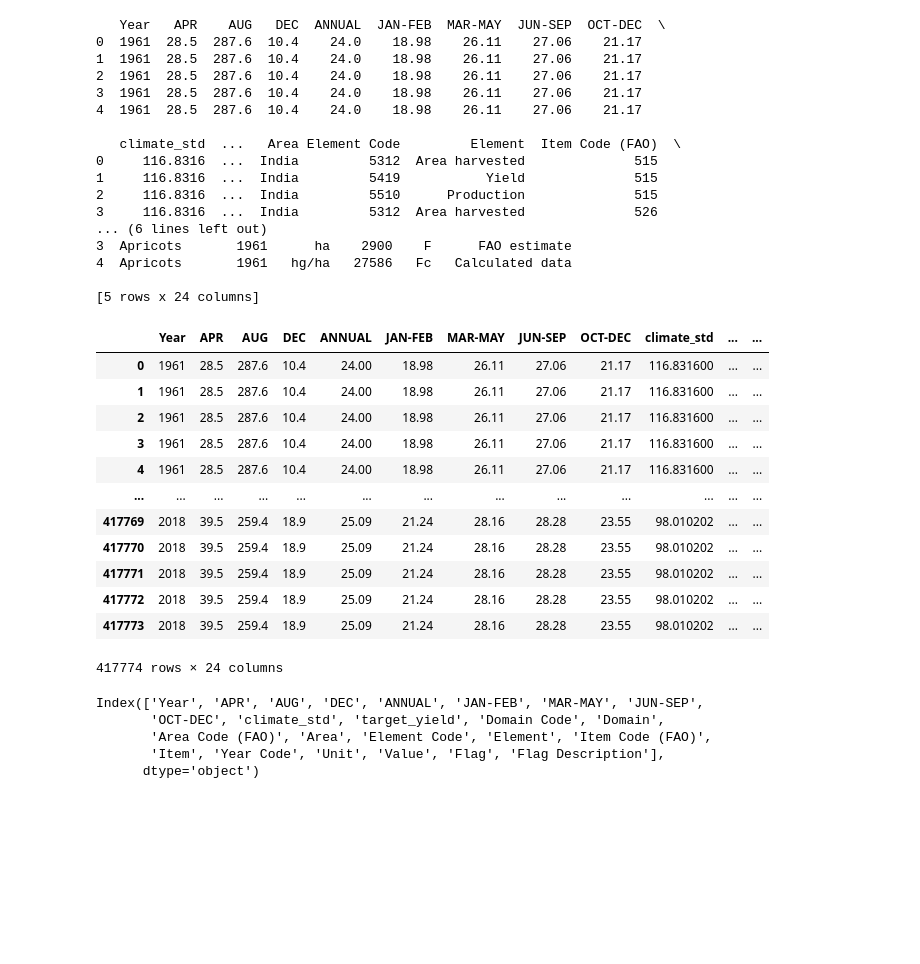
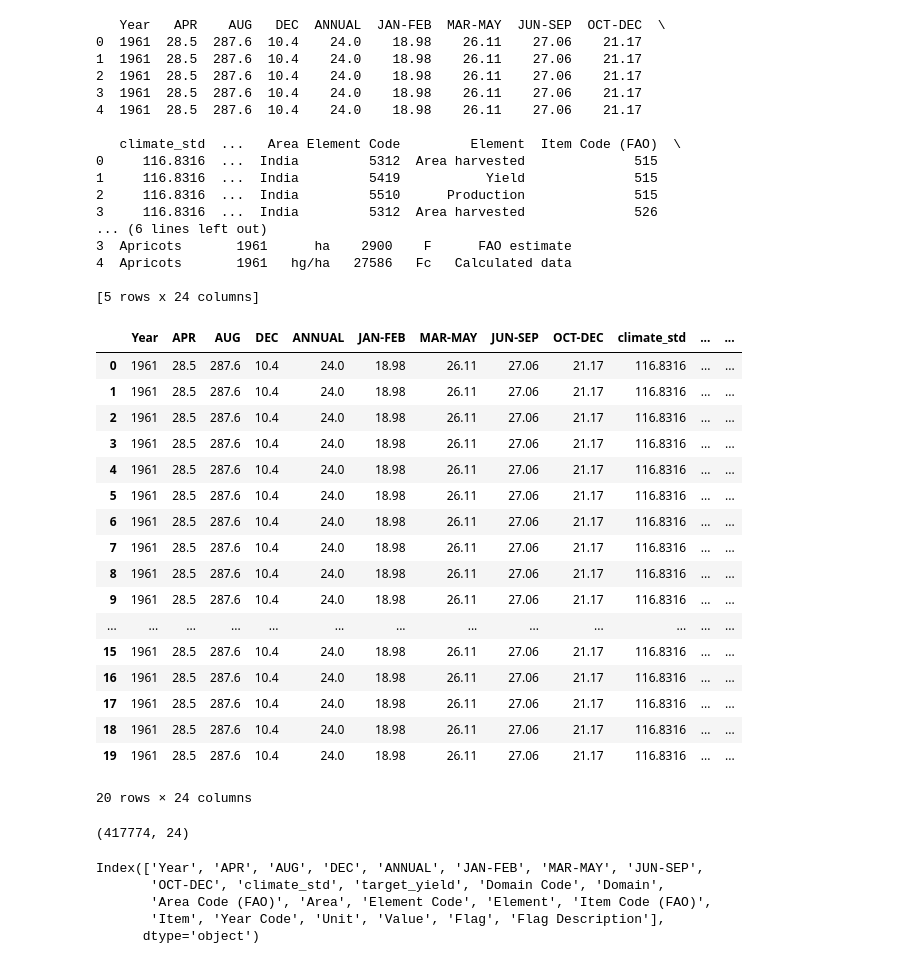
Before and after one commit to sandeepa-ukr/AI-Based-Crop-Predection, a Jupyter notebook: Untitled.ipynb, the cells around one changed output. Saved outputs shown, nothing was run; the diff lists cells and outputs as text; code cells hidden in the pictures; blank space fills up the shorter version.

```diff
--- a/Untitled.ipynb
+++ b/Untitled.ipynb
@@ -139,22 +139,31 @@ print(combined_df.head())
 4  Apricots       1961   hg/ha   27586   Fc   Calculated data
 
 [5 rows x 24 columns]
+# %%
+combined_df.head(20)
+# %% [output]
+|  | Year | APR | AUG | DEC | ANNUAL | JAN-FEB | MAR-MAY | JUN-SEP | OCT-DEC | climate_std | ... | ... |
+| 0 | 1961 | 28.5 | 287.6 | 10.4 | 24.0 | 18.98 | 26.11 | 27.06 | 21.17 | 116.8316 | ... | ... |
+| 1 | 1961 | 28.5 | 287.6 | 10.4 | 24.0 | 18.98 | 26.11 | 27.06 | 21.17 | 116.8316 | ... | ... |
+| 2 | 1961 | 28.5 | 287.6 | 10.4 | 24.0 | 18.98 | 26.11 | 27.06 | 21.17 | 116.8316 | ... | ... |
+| 3 | 1961 | 28.5 | 287.6 | 10.4 | 24.0 | 18.98 | 26.11 | 27.06 | 21.17 | 116.8316 | ... | ... |
+| 4 | 1961 | 28.5 | 287.6 | 10.4 | 24.0 | 18.98 | 26.11 | 27.06 | 21.17 | 116.8316 | ... | ... |
+| 5 | 1961 | 28.5 | 287.6 | 10.4 | 24.0 | 18.98 | 26.11 | 27.06 | 21.17 | 116.8316 | ... | ... |
+| 6 | 1961 | 28.5 | 287.6 | 10.4 | 24.0 | 18.98 | 26.11 | 27.06 | 21.17 | 116.8316 | ... | ... |
+| 7 | 1961 | 28.5 | 287.6 | 10.4 | 24.0 | 18.98 | 26.11 | 27.06 | 21.17 | 116.8316 | ... | ... |
+| 8 | 1961 | 28.5 | 287.6 | 10.4 | 24.0 | 18.98 | 26.11 | 27.06 | 21.17 | 116.8316 | ... | ... |
+| 9 | 1961 | 28.5 | 287.6 | 10.4 | 24.0 | 18.98 | 26.11 | 27.06 | 21.17 | 116.8316 | ... | ... |
+| ... | ... | ... | ... | ... | ... | ... | ... | ... | ... | ... | ... | ... |
+| 15 | 1961 | 28.5 | 287.6 | 10.4 | 24.0 | 18.98 | 26.11 | 27.06 | 21.17 | 116.8316 | ... | ... |
+| 16 | 1961 | 28.5 | 287.6 | 10.4 | 24.0 | 18.98 | 26.11 | 27.06 | 21.17 | 116.8316 | ... | ... |
+| 17 | 1961 | 28.5 | 287.6 | 10.4 | 24.0 | 18.98 | 26.11 | 27.06 | 21.17 | 116.8316 | ... | ... |
+| 18 | 1961 | 28.5 | 287.6 | 10.4 | 24.0 | 18.98 | 26.11 | 27.06 | 21.17 | 116.8316 | ... | ... |
+| 19 | 1961 | 28.5 | 287.6 | 10.4 | 24.0 | 18.98 | 26.11 | 27.06 | 21.17 | 116.8316 | ... | ... |
+20 rows × 24 columns
 # %%
-combined_df
+combined_df.shape
 # %% [output]
-|  | Year | APR | AUG | DEC | ANNUAL | JAN-FEB | MAR-MAY | JUN-SEP | OCT-DEC | climate_std | ... | ... |
-| 0 | 1961 | 28.5 | 287.6 | 10.4 | 24.00 | 18.98 | 26.11 | 27.06 | 21.17 | 116.831600 | ... | ... |
-| 1 | 1961 | 28.5 | 287.6 | 10.4 | 24.00 | 18.98 | 26.11 | 27.06 | 21.17 | 116.831600 | ... | ... |
-| 2 | 1961 | 28.5 | 287.6 | 10.4 | 24.00 | 18.98 | 26.11 | 27.06 | 21.17 | 116.831600 | ... | ... |
-| 3 | 1961 | 28.5 | 287.6 | 10.4 | 24.00 | 18.98 | 26.11 | 27.06 | 21.17 | 116.831600 | ... | ... |
-| 4 | 1961 | 28.5 | 287.6 | 10.4 | 24.00 | 18.98 | 26.11 | 27.06 | 21.17 | 116.831600 | ... | ... |
-| ... | ... | ... | ... | ... | ... | ... | ... | ... | ... | ... | ... | ... |
-| 417769 | 2018 | 39.5 | 259.4 | 18.9 | 25.09 | 21.24 | 28.16 | 28.28 | 23.55 | 98.010202 | ... | ... |
-| 417770 | 2018 | 39.5 | 259.4 | 18.9 | 25.09 | 21.24 | 28.16 | 28.28 | 23.55 | 98.010202 | ... | ... |
-| 417771 | 2018 | 39.5 | 259.4 | 18.9 | 25.09 | 21.24 | 28.16 | 28.28 | 23.55 | 98.010202 | ... | ... |
-| 417772 | 2018 | 39.5 | 259.4 | 18.9 | 25.09 | 21.24 | 28.16 | 28.28 | 23.55 | 98.010202 | ... | ... |
-| 417773 | 2018 | 39.5 | 259.4 | 18.9 | 25.09 | 21.24 | 28.16 | 28.28 | 23.55 | 98.010202 | ... | ... |
-417774 rows × 24 columns
+(417774, 24)
 # %%
 combined_df.columns
 # %% [output]
```
Also changed, not shown: parts of 2 cells of this notebook.
